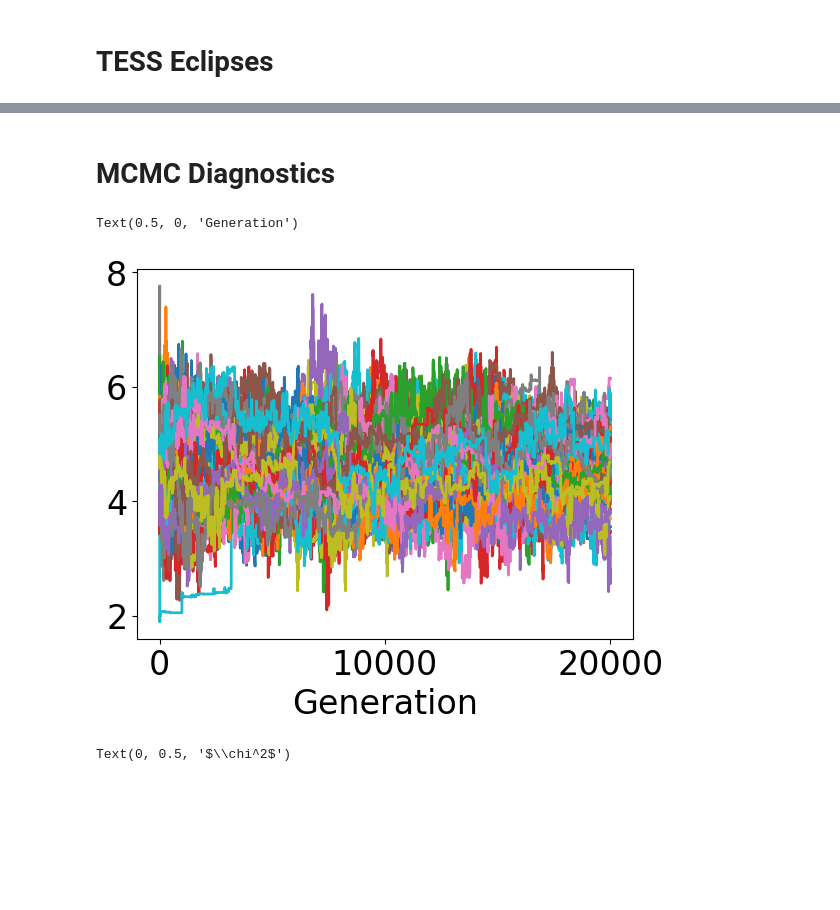
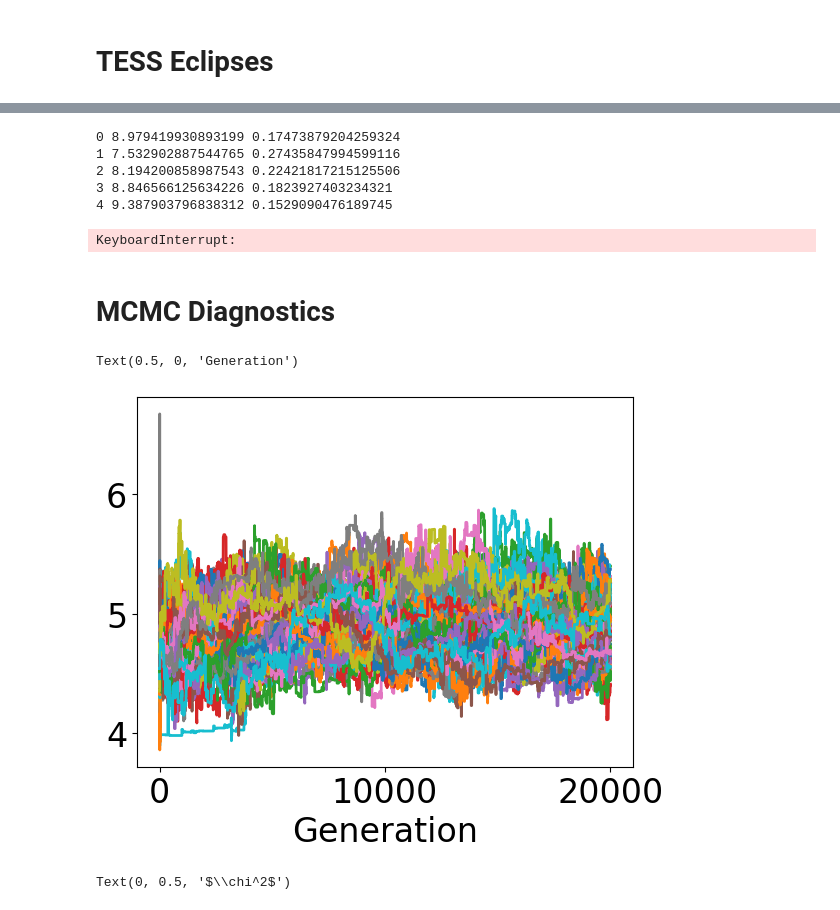
Before and after one commit to goldbergmax/etv-fit, a Jupyter notebook: results.ipynb, the cells around one changed output, grey strips where cells are left out. Saved outputs shown, nothing was run; the diff lists cells and outputs as text; code cells hidden in the pictures; blank space fills up the shorter version.

```diff
--- a/results.ipynb
+++ b/results.ipynb
@@ -137,11 +137,25 @@ if system == '5095':
+# %%
+from scipy.stats import chi2
+for i in range(100):
+    ecl_model, rv_model = plot_tess.get_residuals(chain[i,-1], safe=False, tFin=5000)
+    tess_resids = ecl_model['A'].dropna().iloc[-6:]
+    tess_chisq = ((tess_resids['res']/tess_resids['data_err'])**2).sum()
+    print(i, tess_chisq, 1 - chi2.cdf(tess_chisq, len(tess_resids)))
+# %% [output]
+0 8.979419930893199 0.17473879204259324
+1 7.532902887544765 0.27435847994599116
+2 8.194200858987543 0.22421817215125506
+3 8.846566125634226 0.1823927403234321
+4 9.387903796838312 0.1529090476189745
+KeyboardInterrupt:
 # %% [markdown]
 # MCMC Diagnostics
 # %%
-plt.plot(nice_units(chain)[...,15].T)
+plt.plot(nice_units(chain)[...,13].T)
 plt.xlabel('Generation')
 # %% [output]
 Text(0.5, 0, 'Generation')
-[figure, old version]
+[figure, new version]
 # %%
 plt.plot(-2*prob.T)
 plt.yscale('log')
```
Also changed, not shown: parts of 17 cells of this notebook, 4 other files.
